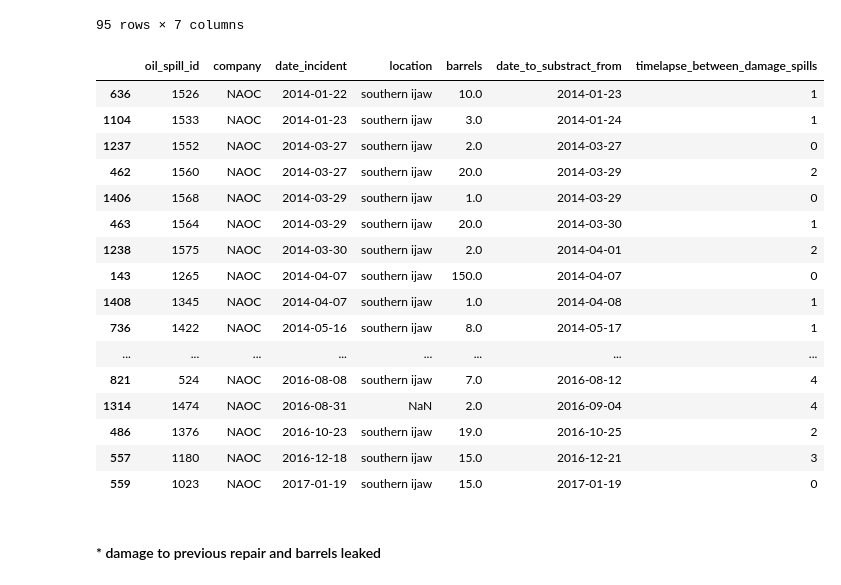
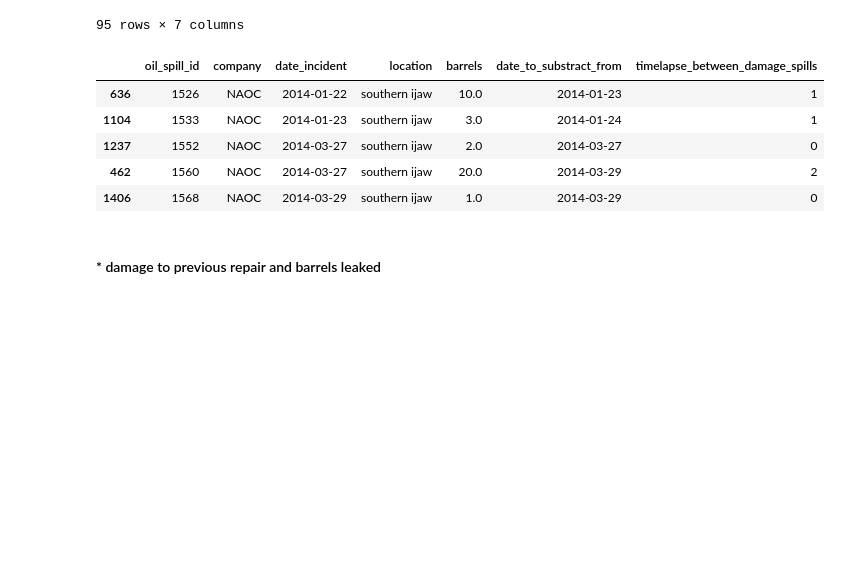
Before and after one commit to estambolieva/oil-spills, a Jupyter notebook: 2. Data Analysis.ipynb, the cells around one changed output. Saved outputs shown, nothing was run; the diff lists cells and outputs as text; code cells hidden in the pictures; blank space fills up the shorter version.

Commit message:
recurrent spills - initial

```diff
--- a/2. Data Analysis.ipynb
+++ b/2. Data Analysis.ipynb
@@ -705,15 +705,26 @@ damage_date.head()
 | 1104 | 1533 | NAOC | 2014-01-23 | southern ijaw | 2014-01-24 |
 | 1012 | 1545 | NAOC | 2014-01-24 | southern ijaw | 2014-01-29 |
 | 1226 | 1582 | NAOC | 2014-01-29 | southern ijaw | 2014-02-26 |
+# %%
+def add_shifted_date_column(df, date_column_name, new_column_name):
+    last_date = df[date_column_name].iloc[df.shape[0]-1]
+    move_one_down_date_series = df[date_column_name].set_value(2000, last_date).iloc[1:] # sets index value & column value
+    move_one_down_date_series.index = df.index
+    df["date_to_substract_from"] = move_one_down_date_series
+    df[date_column_name] = pd.to_datetime(df[date_column_name], format="%Y-%m-%d")
+    df.date_to_substract_from = pd.to_datetime(df.date_to_substract_from, format="%Y-%m-%d")
+    df[new_column_name] = (df.date_to_substract_from - df[date_column_name]).dt.days
+    return df
 # %%
 damage_date = df[["oil_spill_id", "company", "date_incident", "location", "barrels"]][(df.comment_type_jiv == "Damage to previous repair") & (df.facility_name == "tebidaba - brass")].sort_values("date_incident")
-last_date = damage_date.date_incident.iloc[damage_date.shape[0]-1]
-move_one_down_date_series = damage_date.date_incident.set_value(2000, last_date).iloc[1:] # sets index value & column value
-move_one_down_date_series.index = damage_date.index
-damage_date["date_to_substract_from"] = move_one_down_date_series
-damage_date.date_incident = pd.to_datetime(damage_date.date_incident, format="%Y-%m-%d")
-damage_date.date_to_substract_from = pd.to_datetime(damage_date.date_to_substract_from, format="%Y-%m-%d")
-damage_date["timelapse_between_damage_spills"] = (damage_date.date_to_substract_from - damage_date.date_incident).dt.days
+# last_date = damage_date.date_incident.iloc[damage_date.shape[0]-1]
+# move_one_down_date_series = damage_date.date_incident.set_value(2000, last_date).iloc[1:] # sets index value & column value
+# move_one_down_date_series.index = damage_date.index
+# damage_date["date_to_substract_from"] = move_one_down_date_series
+# damage_date.date_incident = pd.to_datetime(damage_date.date_incident, format="%Y-%m-%d")
+# damage_date.date_to_substract_from = pd.to_datetime(damage_date.date_to_substract_from, format="%Y-%m-%d")
+# damage_date["timelapse_between_damage_spills"] = (damage_date.date_to_substract_from - damage_date.date_incident).dt.days
+damage_date = add_shifted_date_column(damage_date, "date_incident", "timelapse_between_damage_spills")
 damage_date
 # %% [output]
 |  | oil_spill_id | company | date_incident | location | barrels | date_to_substract_from | timelapse_between_damage_spills |
@@ -737,25 +748,14 @@ damage_date
 # %%
 update_excel(damage_date, "Time Lapse in Days between Damage in Prev Repair - Eni")
 # %%
-damage_date[damage_date.timelapse_between_damage_spills < 5]
+damage_date[damage_date.timelapse_between_damage_spills < 5].head()
 # %% [output]
 |  | oil_spill_id | company | date_incident | location | barrels | date_to_substract_from | timelapse_between_damage_spills |
 | 636 | 1526 | NAOC | 2014-01-22 | southern ijaw | 10.0 | 2014-01-23 | 1 |
 | 1104 | 1533 | NAOC | 2014-01-23 | southern ijaw | 3.0 | 2014-01-24 | 1 |
 | 1237 | 1552 | NAOC | 2014-03-27 | southern ijaw | 2.0 | 2014-03-27 | 0 |
 | 462 | 1560 | NAOC | 2014-03-27 | southern ijaw | 20.0 | 2014-03-29 | 2 |
 | 1406 | 1568 | NAOC | 2014-03-29 | southern ijaw | 1.0 | 2014-03-29 | 0 |
-| 463 | 1564 | NAOC | 2014-03-29 | southern ijaw | 20.0 | 2014-03-30 | 1 |
-| 1238 | 1575 | NAOC | 2014-03-30 | southern ijaw | 2.0 | 2014-04-01 | 2 |
-| 143 | 1265 | NAOC | 2014-04-07 | southern ijaw | 150.0 | 2014-04-07 | 0 |
-| 1408 | 1345 | NAOC | 2014-04-07 | southern ijaw | 1.0 | 2014-04-08 | 1 |
-| 736 | 1422 | NAOC | 2014-05-16 | southern ijaw | 8.0 | 2014-05-17 | 1 |
-| ... | ... | ... | ... | ... | ... | ... | ... |
-| 821 | 524 | NAOC | 2016-08-08 | southern ijaw | 7.0 | 2016-08-12 | 4 |
-| 1314 | 1474 | NAOC | 2016-08-31 | NaN | 2.0 | 2016-09-04 | 4 |
-| 486 | 1376 | NAOC | 2016-10-23 | southern ijaw | 19.0 | 2016-10-25 | 2 |
-| 557 | 1180 | NAOC | 2016-12-18 | southern ijaw | 15.0 | 2016-12-21 | 3 |
-| 559 | 1023 | NAOC | 2017-01-19 | southern ijaw | 15.0 | 2017-01-19 | 0 |
 # %% [markdown]
 #### * damage to previous repair and barrels leaked
 # %%
```
Also changed, not shown: parts of 8 cells of this notebook.
